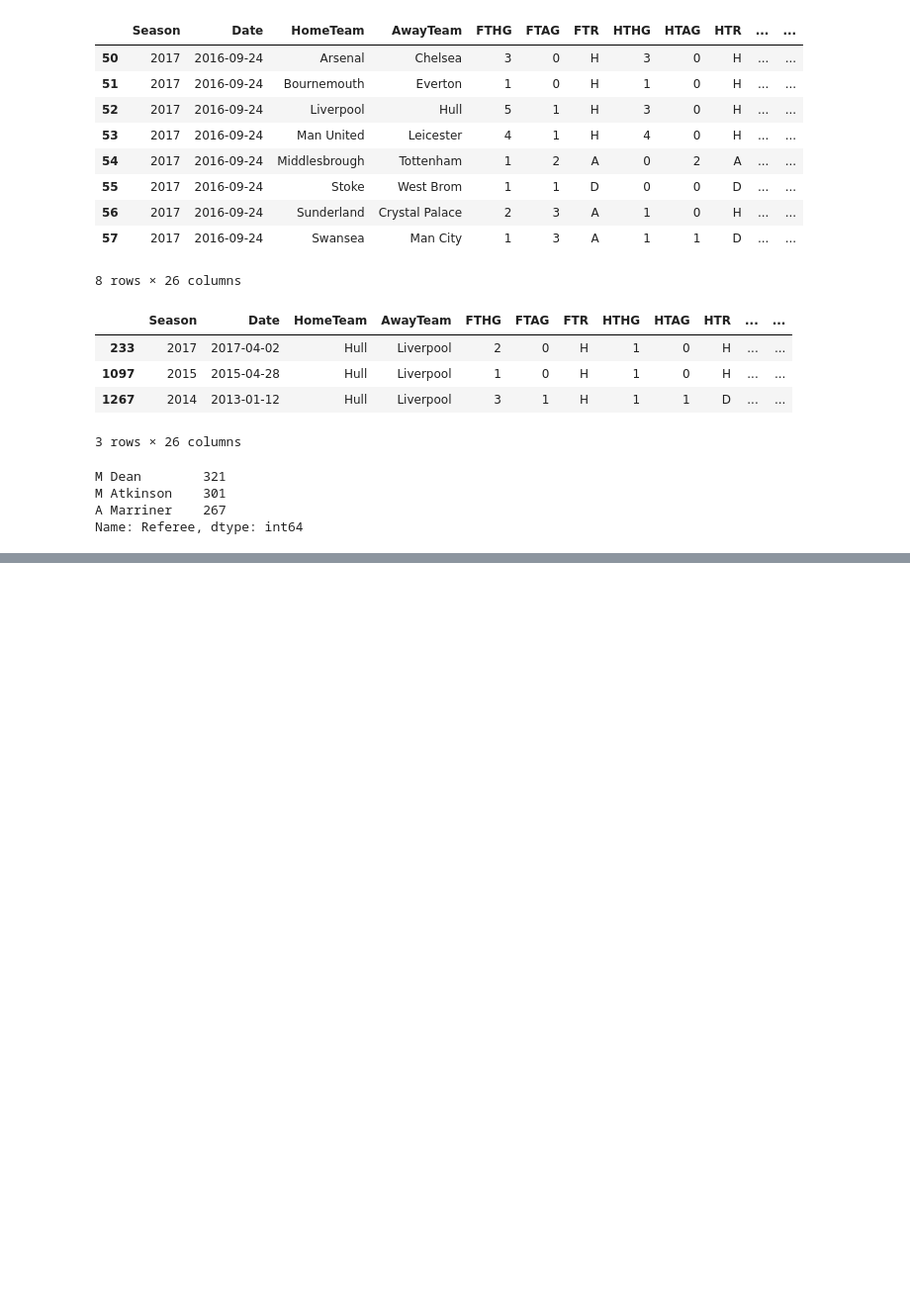
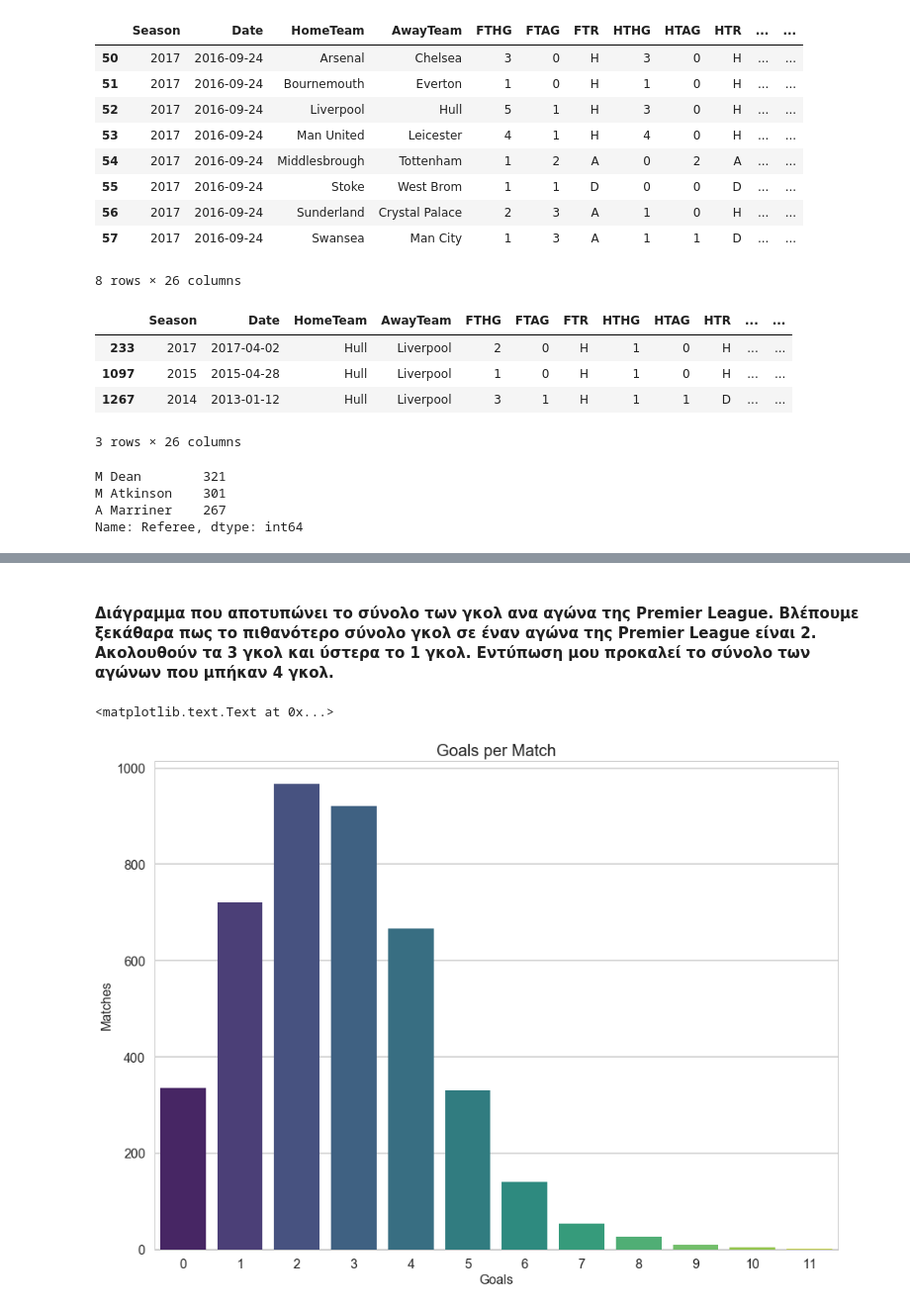
Before and after one commit to stefanosarta/premier-league, a Jupyter notebook: pl.ipynb, the cells around one changed output, grey strips where cells are left out. Shown at 99% size. Drawn from its saved outputs; the diff is of its cells as text; code cells hidden in the pictures; blank space fills up the shorter version.

```diff
--- a/pl.ipynb
+++ b/pl.ipynb
@@ -421,0 +388,12 @@ testdf.groupby(['HomeTeam', 'FTHG']).sum()
+# %% [markdown]
+#### Διάγραμμα που αποτυπώνει το σύνολο των γκολ ανα αγώνα της Premier League. Βλέπουμε ξεκάθαρα πως το πιθανότερο σύνολο γκολ σε έναν αγώνα της Premier League είναι 2. Ακολουθούν τα 3 γκολ και ύστερα το 1 γκολ. Εντύπωση μου προκαλεί το σύνολο των αγώνων που μπήκαν 4 γκολ.
+# %%
+plt.figure(figsize=(15,11))
+sns.set_context('poster')
+ax = sns.countplot(x='tGoals',data=df,palette='viridis')
+ax.axes.set_title("Goals per Match",fontsize=20)
+ax.set_xlabel("Goals", fontsize=16)
+ax.set_ylabel("Matches", fontsize=16)
+# %% [output]
+<matplotlib.text.Text at 0x...>
+[figure, added]
```
Also changed, not shown: parts of 17 cells of this notebook.
